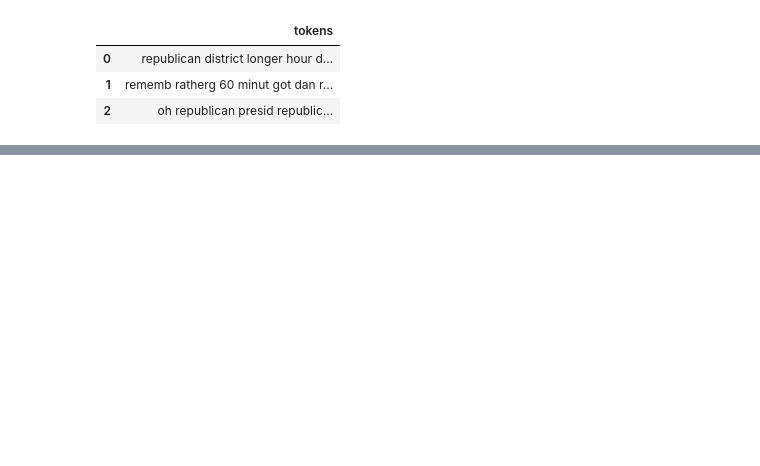
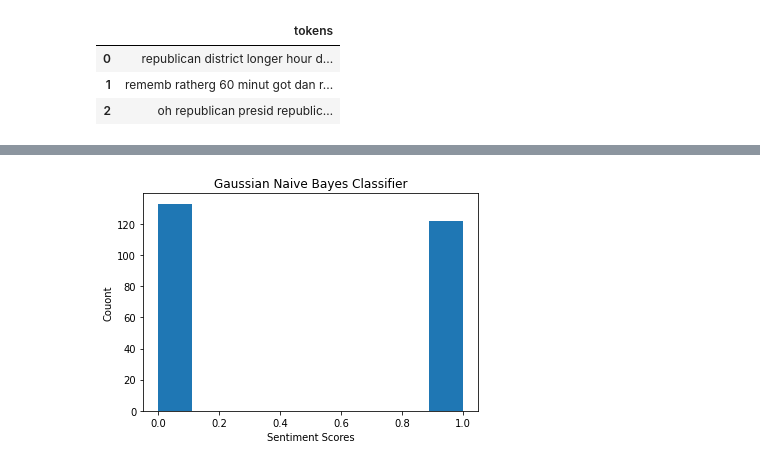
Before and after one commit to babybe11/COG403_Final_Project, a Jupyter notebook: Model Implementation.ipynb, the cells around one changed output, grey strips where cells are left out. Saved outputs shown, nothing was run; the diff lists cells and outputs as text; code cells hidden in the pictures; blank space fills up the shorter version.

Commit message:
Date visualization

```diff
--- a/Model Implementation.ipynb
+++ b/Model Implementation.ipynb
@@ -181,0 +171,12 @@ array([0, 0, 1, 0, 1, 1, 0, 0, 1, 1, 1, 1, 1, 0, 1, 0, 1, 0, 1, 0, 1, 1,
+# %%
+nb = np.load('test_prediction_nb.npy')
+svm = np.load('test_prediction_svm.npy')
+# %%
+a = np.hstack(nb)
+_ = plt.hist(a, bins='auto')  # arguments are passed to np.histogram
+plt.title("Gaussian Naive Bayes Classifier")
+plt.xlabel("Sentiment Scores")
+plt.ylabel("Count")
+plt.show()
+# %% [output]
+[figure, added]
```
Also changed, not shown: parts of 16 cells of this notebook.
